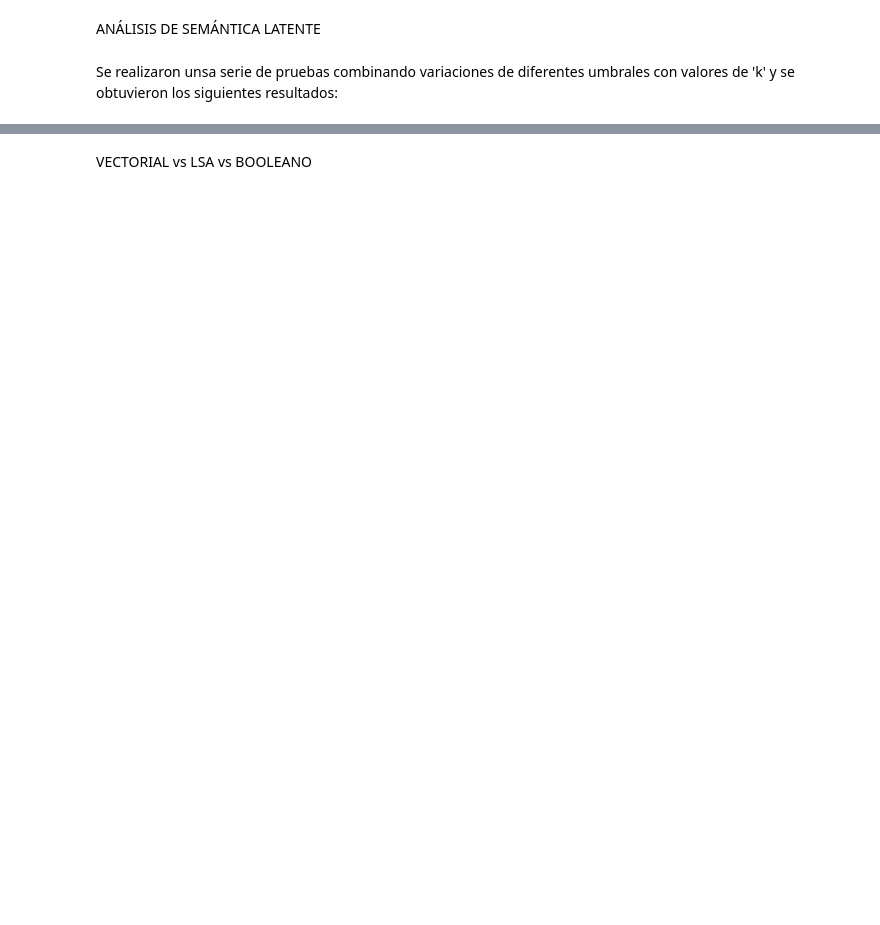
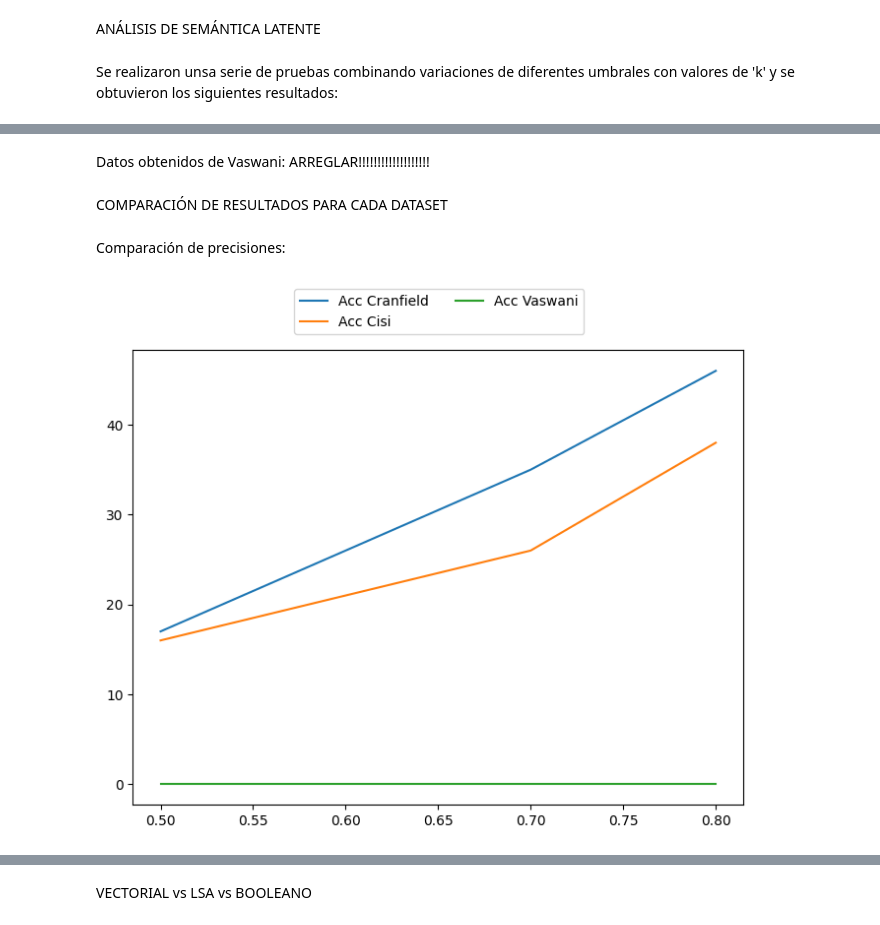
Before and after one commit to KevinTD15/SRI-models, a Jupyter notebook: report.ipynb, the cells around one changed output, grey strips where cells are left out. Drawn from its saved outputs; the diff is of its cells as text; code cells hidden in the pictures; blank space fills up the shorter version.

```diff
--- a/report.ipynb
+++ b/report.ipynb
@@ -335,0 +93,4 @@ plt.show()
+# %%
+k50accCran = [46,35,26,17]
+k50recCran = [19,31,44,53]
+k50f1Cran = [.27, .33, .33, .26]
@@ -335,0 +99,24 @@ plt.show()
+# %%
+k50accCisi = [38,26,21,16]
+k50recCisi = [1,4,10,19]
+k50f1Cisi = [.02,.07,.13,.17]
+# %% [markdown]
+Datos obtenidos de Vaswani: ARREGLAR!!!!!!!!!!!!!!!!!!!
+# %%
+k50accVas = [0,0,0,0]
+k50recVas = [0,0,0,0]
+k50f1Vas = [0,0,0,0]
+# %% [markdown]
+COMPARACIÓN DE RESULTADOS PARA CADA DATASET
+# %% [markdown]
+Comparación de precisiones:
+# %%
+fig, ax = plt.subplots()
+plt.rcParams["figure.figsize"] = (8, 6)
+ax.plot(umbral, k50accCran, label = 'Acc Cranfield')
+ax.plot(umbral, k50accCisi, label = 'Acc Cisi')
+ax.plot(umbral, k50accVas, label = 'Acc Vaswani')
+ax.legend(loc = 'best', bbox_to_anchor =(0.75, 1.15), ncol = 2)
+plt.show()
+# %% [output]
+[figure, added]
```
Also changed, not shown: parts of 104 cells of this notebook.
